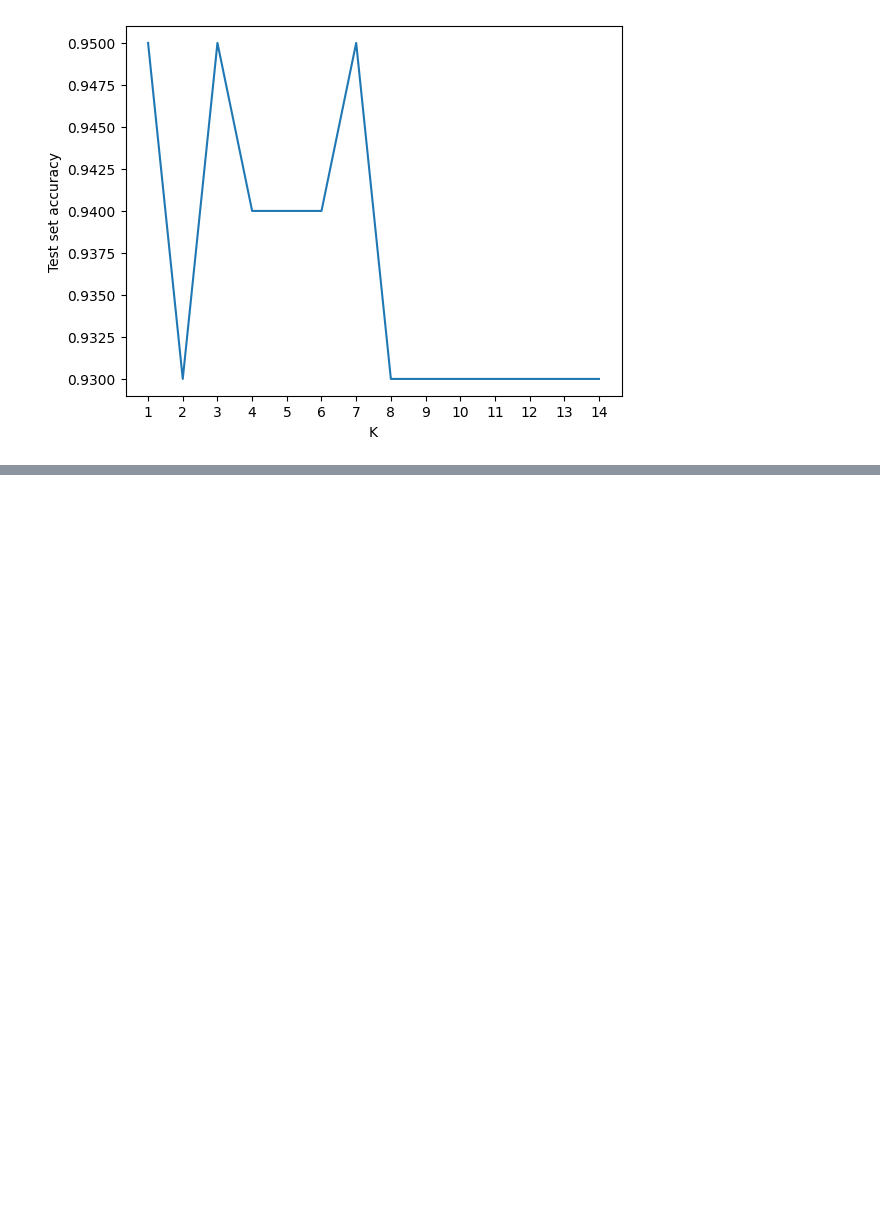
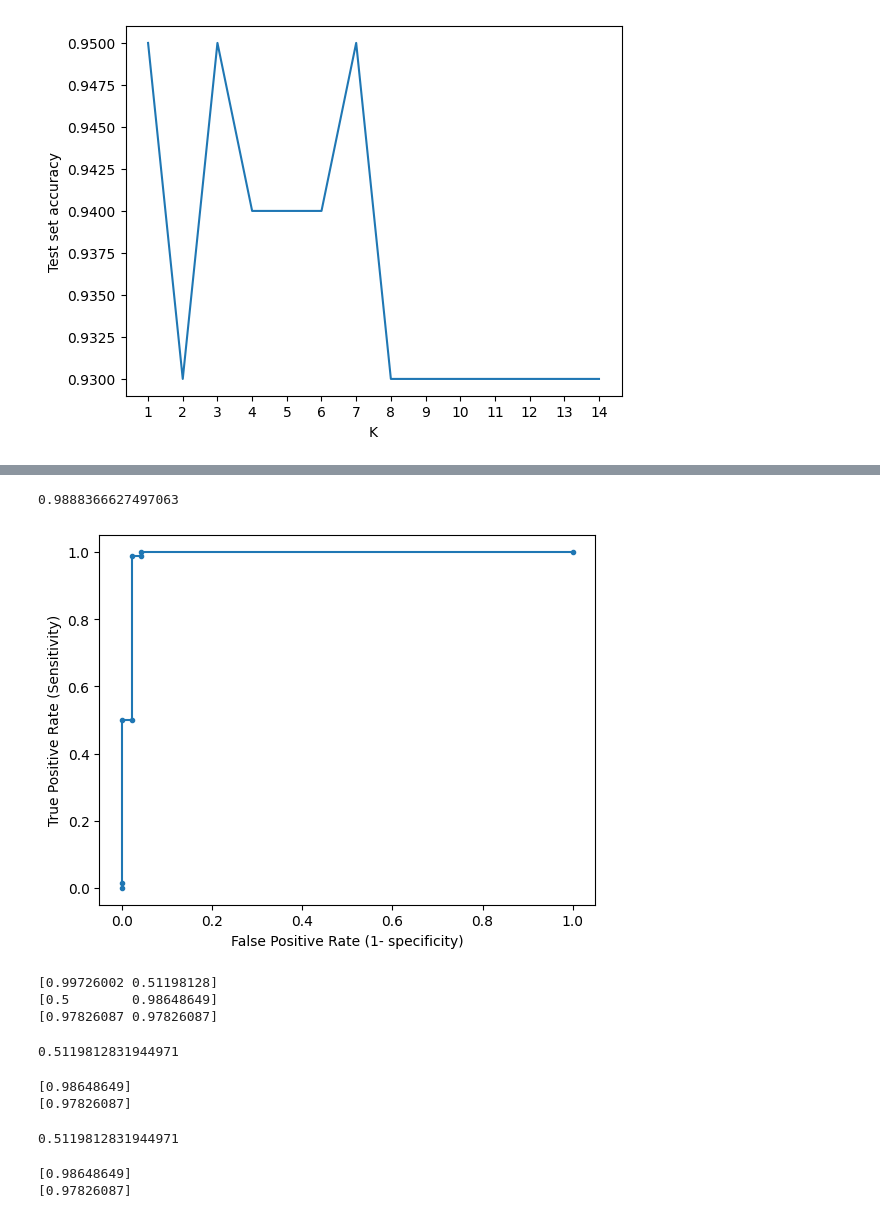
Before and after one commit to Anu-Kumar2/STATS3DA3_A6, a Jupyter notebook: A6_Git.ipynb, the cells around one changed output, grey strips where cells are left out. Saved outputs shown, nothing was run; the diff lists cells and outputs as text; code cells hidden in the pictures; blank space fills up the shorter version.

```diff
--- a/A6_Git.ipynb
+++ b/A6_Git.ipynb
@@ -556,0 +684,3 @@ plt.show()
+# %%
+ckd_log = LogisticRegression()
+ckd_log.fit(x_train, y_train)
@@ -556,0 +689,9 @@ plt.show()
+# %%
+pred_prob = ckd_log.predict_proba(x_test)
+# %%
+# Create a data frame with predicted probabilities (for default) and the class labels in the test set.
+# get the prob being 1
+df = pd.DataFrame(
+    data = {'prob1': pred_prob[:,1], 'y_test': y_test}
+    )
+df.head()
@@ -556,0 +705,52 @@ plt.show()
+# %%
+fpr, tpr, thresholds = roc_curve(df.y_test, df.prob1)
+# %%
+# AUC area under curve - if model is above line y = x then it is a good model (better than randomly assigning)
+roc_auc_score(df.y_test, df.prob1)
+# %% [output]
+0.9888366627497063
+# %%
+# plot the roc curve for the model
+plt.plot(fpr, tpr, marker='.', label='Logistic')
+plt.xlabel('False Positive Rate (1- specificity)')
+plt.ylabel('True Positive Rate (Sensitivity)')
+
+plt.show()
+# %% [output]
+[figure, added]
+# %%
+indices = np.where(np.isclose(fpr, 0.02, atol=0.01))
+print(thresholds[indices])
+print(tpr[indices])
+print(1-fpr[indices])
+# %% [output]
+[0.99726002 0.51198128]
+[0.5        0.98648649]
+[0.97826087 0.97826087]
+# %%
+j_statistic = tpr - fpr
+optimal_index = np.argmax(j_statistic)
+optimal_threshold = thresholds[optimal_index]
+optimal_threshold
+# %% [output]
+0.5119812831944971
+# %%
+ind = np.where(np.isclose(thresholds, optimal_threshold, atol=0.001))
+print(tpr[ind])
+print(1-fpr[ind])
+# %% [output]
+[0.98648649]
+[0.97826087]
+# %%
+ks_statistic = np.max(tpr - fpr)
+ks_threshold = thresholds[np.argmax(tpr - fpr)]
+ks_threshold
+# %% [output]
+0.5119812831944971
+# %%
+ind = np.where(np.isclose(thresholds, ks_threshold, atol=0.001)) ### atol is tolerance limit
+print(tpr[ind])
+print(1-fpr[ind])
+# %% [output]
+[0.98648649]
+[0.97826087]
```
Also changed, not shown: parts of 61 cells of this notebook.
